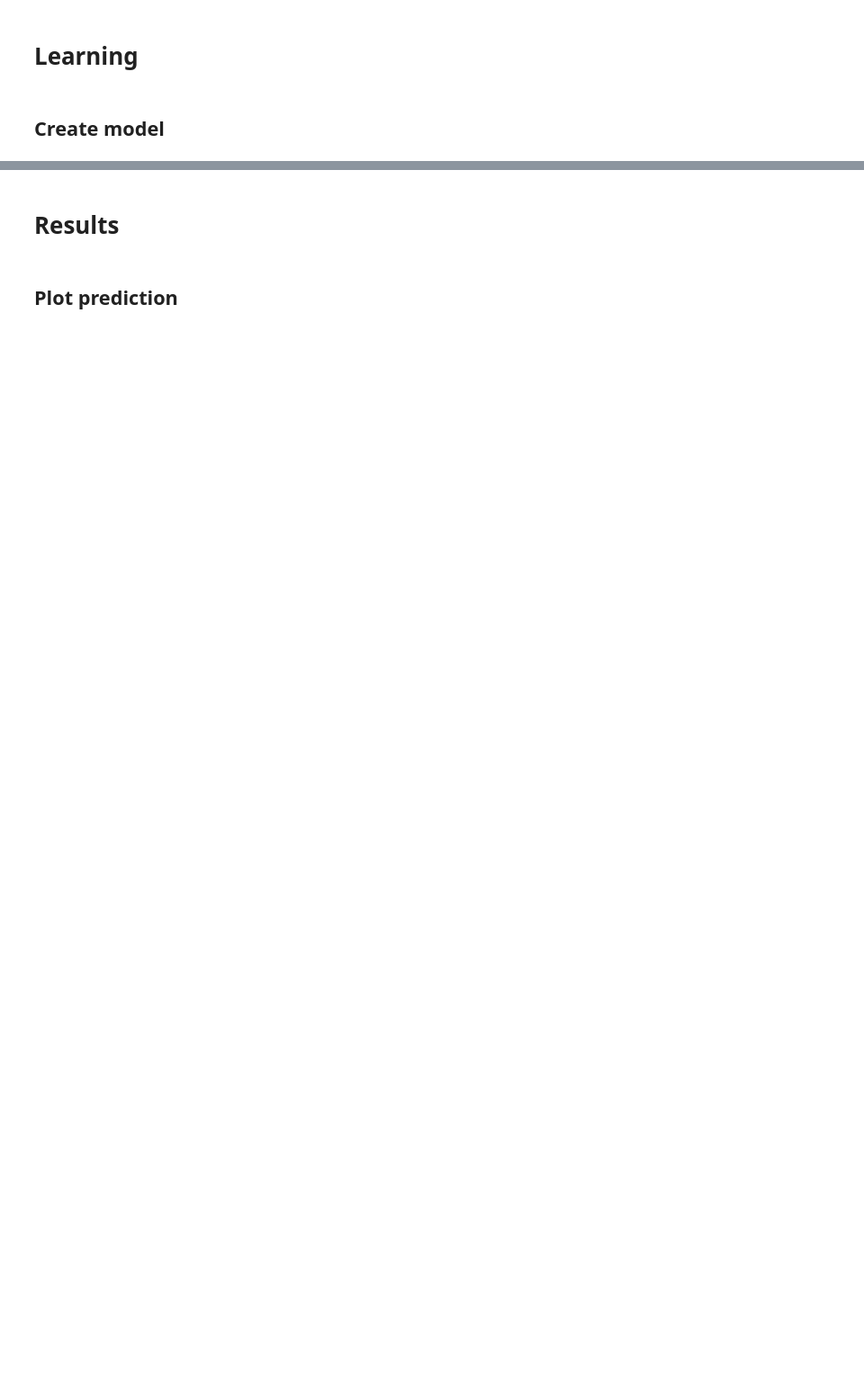
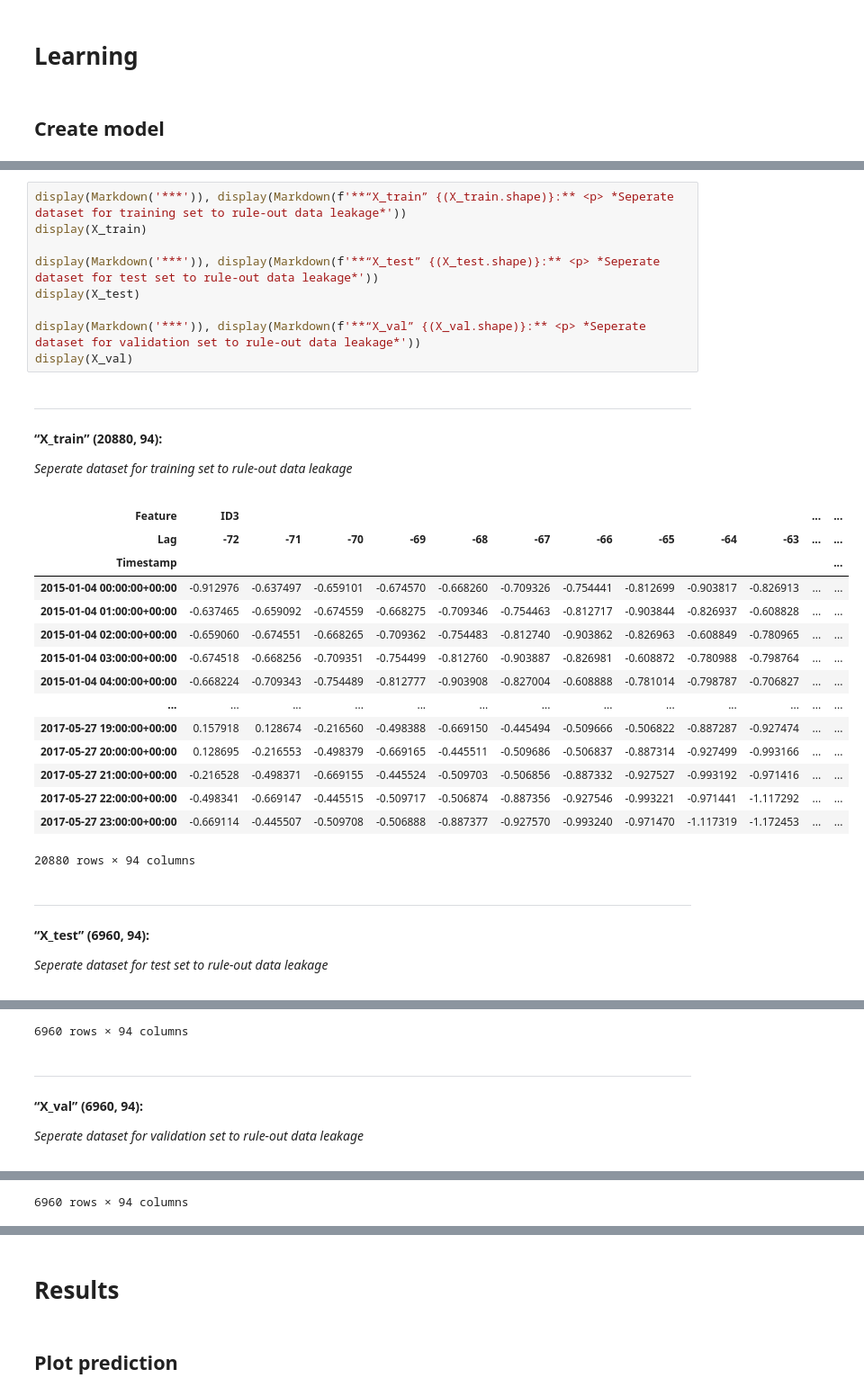
Before and after one commit to timovijn/ElectricityPriceForecasting, a Jupyter notebook: forecasting/forecasting.ipynb, the cells around one changed output, grey strips where cells are left out. Shown at 90% size. Cells and saved outputs as stored; diff of their text form; blank space fills up the shorter version.

```diff
--- a/forecasting/forecasting.ipynb
+++ b/forecasting/forecasting.ipynb
@@ -697,3 +798,32 @@ if model_sel == 'LASSO':
     model.fit(X_train, y_train)
 
 # ———————————————————————————————————————————————————————————————————————————————————————————————————— #
+# %%
+display(Markdown('***')), display(Markdown(f'**“X_train” {(X_train.shape)}:** <p> *Seperate dataset for training set to rule-out data leakage*'))
+display(X_train)
+
+display(Markdown('***')), display(Markdown(f'**“X_test” {(X_test.shape)}:** <p> *Seperate dataset for test set to rule-out data leakage*'))
+display(X_test)
+
+display(Markdown('***')), display(Markdown(f'**“X_val” {(X_val.shape)}:** <p> *Seperate dataset for validation set to rule-out data leakage*'))
+display(X_val)
+# %% [output]
+***
+**“X_train” (20880, 94):** <p> *Seperate dataset for training set to rule-out data leakage*
+| Feature | ID3 |  |  |  |  |  |  |  |  |  | ... | ... |
+| Lag | -72 | -71 | -70 | -69 | -68 | -67 | -66 | -65 | -64 | -63 | ... | ... |
+| Timestamp |  |  |  |  |  |  |  |  |  |  |  | ... |
+| 2015-01-04 00:00:00+00:00 | -0.912976 | -0.637497 | -0.659101 | -0.674570 | -0.668260 | -0.709326 | -0.754441 | -0.812699 | -0.903817 | -0.826913 | ... | ... |
+| 2015-01-04 01:00:00+00:00 | -0.637465 | -0.659092 | -0.674559 | -0.668275 | -0.709346 | -0.754463 | -0.812717 | -0.903844 | -0.826937 | -0.608828 | ... | ... |
+| 2015-01-04 02:00:00+00:00 | -0.659060 | -0.674551 | -0.668265 | -0.709362 | -0.754483 | -0.812740 | -0.903862 | -0.826963 | -0.608849 | -0.780965 | ... | ... |
+| 2015-01-04 03:00:00+00:00 | -0.674518 | -0.668256 | -0.709351 | -0.754499 | -0.812760 | -0.903887 | -0.826981 | -0.608872 | -0.780988 | -0.798764 | ... | ... |
+| 2015-01-04 04:00:00+00:00 | -0.668224 | -0.709343 | -0.754489 | -0.812777 | -0.903908 | -0.827004 | -0.608888 | -0.781014 | -0.798787 | -0.706827 | ... | ... |
+| ... | ... | ... | ... | ... | ... | ... | ... | ... | ... | ... | ... | ... |
+| 2017-05-27 19:00:00+00:00 | 0.157918 | 0.128674 | -0.216560 | -0.498388 | -0.669150 | -0.445494 | -0.509666 | -0.506822 | -0.887287 | -0.927474 | ... | ... |
+| 2017-05-27 20:00:00+00:00 | 0.128695 | -0.216553 | -0.498379 | -0.669165 | -0.445511 | -0.509686 | -0.506837 | -0.887314 | -0.927499 | -0.993166 | ... | ... |
+| 2017-05-27 21:00:00+00:00 | -0.216528 | -0.498371 | -0.669155 | -0.445524 | -0.509703 | -0.506856 | -0.887332 | -0.927527 | -0.993192 | -0.971416 | ... | ... |
+| 2017-05-27 22:00:00+00:00 | -0.498341 | -0.669147 | -0.445515 | -0.509717 | -0.506874 | -0.887356 | -0.927546 | -0.993221 | -0.971441 | -1.117292 | ... | ... |
+| 2017-05-27 23:00:00+00:00 | -0.669114 | -0.445507 | -0.509708 | -0.506888 | -0.887377 | -0.927570 | -0.993240 | -0.971470 | -1.117319 | -1.172453 | ... | ... |
+20880 rows × 94 columns
+***
+**“X_test” (6960, 94):** <p> *Seperate dataset for test set to rule-out data leakage*
@@ -699,0 +844,3 @@ if model_sel == 'LASSO':
+6960 rows × 94 columns
+***
+**“X_val” (6960, 94):** <p> *Seperate dataset for validation set to rule-out data leakage*
@@ -700,3 +861,4 @@ if model_sel == 'LASSO':
+6960 rows × 94 columns
 # %%
 
 # ———————————————————————————————————————————————————————————————————————————————————————————————————— #
```
Also changed, not shown: parts of 26 cells of this notebook.
